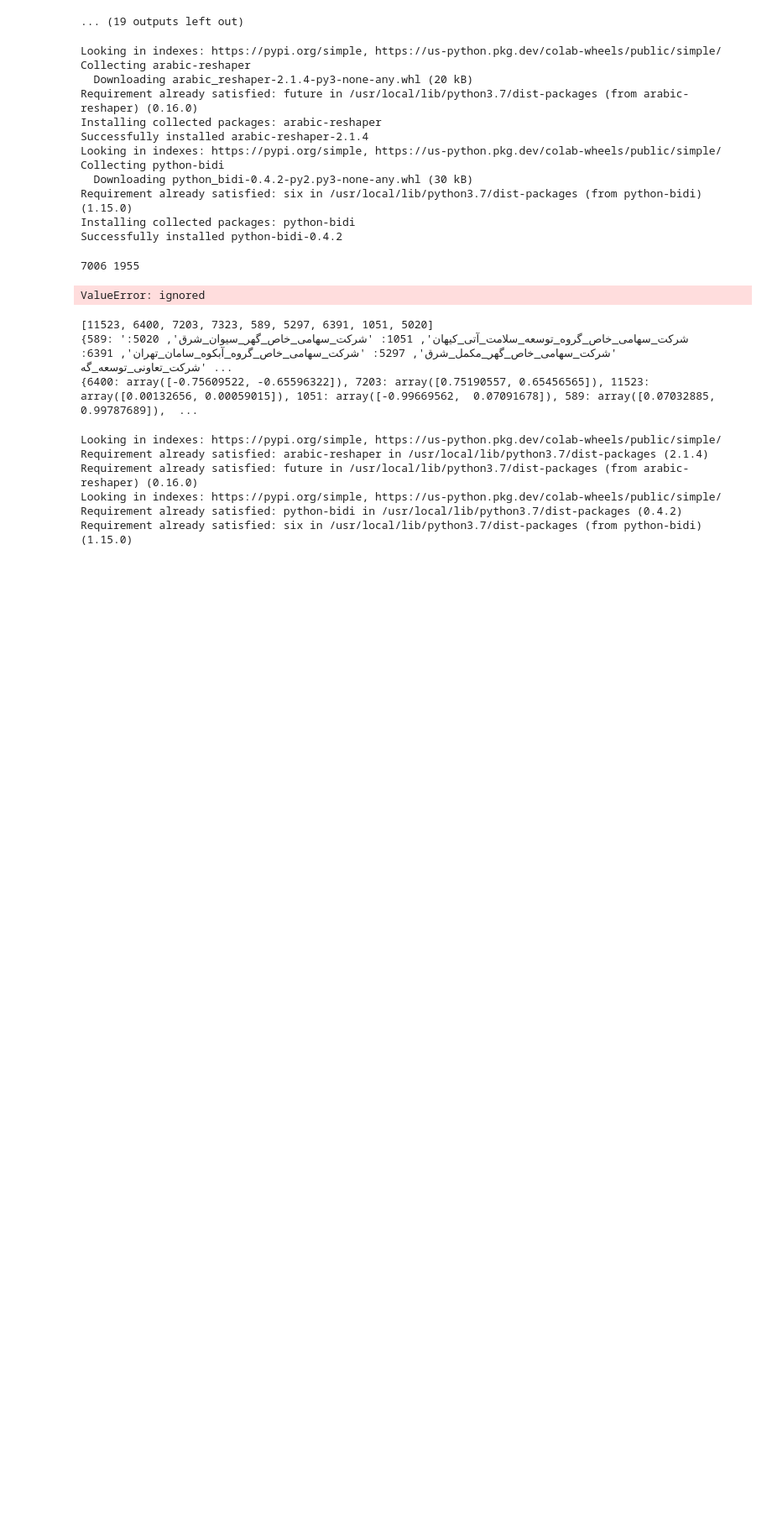
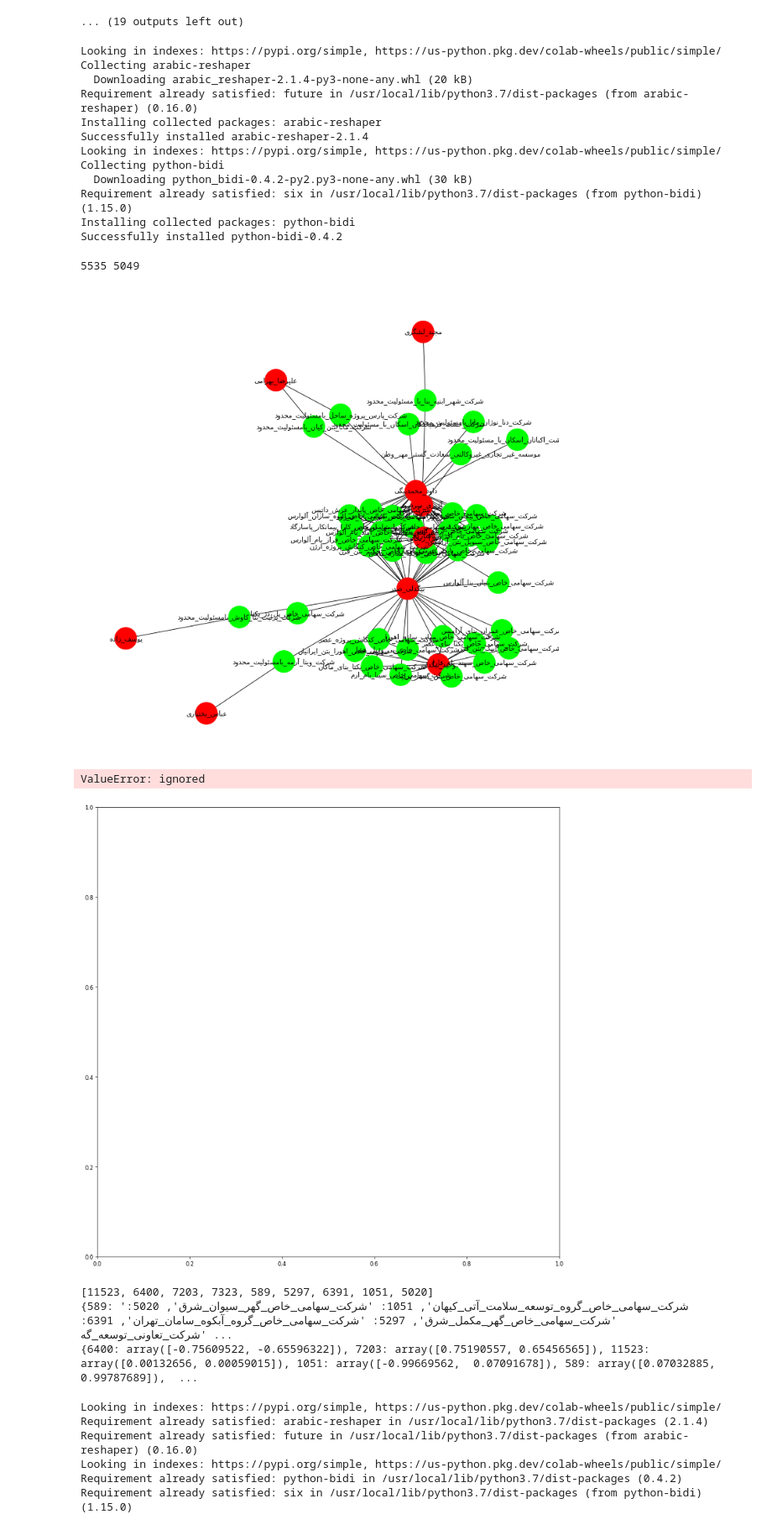
Before and after one commit to TMUITLab/EAFR, a Jupyter notebook: EA15fordraw.ipynb, the cells around one changed output. Shown: that part at 84% size. Drawn from its saved outputs; the diff is of its cells as text; code cells hidden in the pictures; blank space fills up the shorter version.

```diff
--- a/EA15fordraw.ipynb
+++ b/EA15fordraw.ipynb
@@ -877,39 +877,41 @@ for x in range(depth):
 
 for x in range(depth):
   N = []
   for x in z2:
      N.extend([x1 for x1 in g2.neighbors(x)])
   N = list(set(N))
   z2.extend(N)
 
 subg1 = g1.subgraph(z1)
 subg2 = g2.subgraph(z2)
 #set the argument 'with labels' to False so you have unlabeled graph
 pos1 = nx.spring_layout(subg1)
 pos2 = nx.spring_layout(subg2)
 
 d1 = {k:get_display(arabic_reshaper.reshape(v)) for k,v in int2label1.items() if k in z1}
 d2 = {k:get_display(arabic_reshaper.reshape(v)) for k,v in int2label2.items() if k in z2}
-c2 = [subg1.nodes[n]['color'] for n in subg1.nodes]
+c1 = [subg1.nodes[n]['color'] for n in subg1.nodes]
 c1_t = [subg1.nodes[n]['train'] for n in subg1.nodes]
 
 c2 = [subg2.nodes[n]['color'] for n in subg2.nodes]
 c2_t = [subg2.nodes[n]['train'] for n in subg2.nodes]
 
 plt.figure(1, figsize=(15, 15), dpi=60)
 #options = {"edgecolors": "tab:gray", "node_size": 800, "alpha": 0.9}
 nx.draw_networkx_nodes(subg1, pos1, node_color=c1_t,node_size=1000,alpha= 0.9)
-nx.draw(subg1,pos=pos1,node_color=c1,labels=d1, with_labels=True)
+nx.draw(subg1,pos=pos1,node_color=c1,labels=d1, with_labels=True,node_size=1500)
 plt.show()
 
 # smaller nodes and fonts
 plt.figure(2, figsize=(15, 15), dpi=60)
-nx.draw_networkx_nodes(subg1, pos1, node_color=c2_t,node_size=1000,alpha= 0.9)
-nx.draw(subg2,pos = pos2, node_color=c2,labels=d2, with_labels=True)
+nx.draw_networkx_nodes(subg2, pos1, node_color=c2_t,node_size=1000,alpha= 0.9)
+nx.draw(subg2,pos = pos2, node_color=c2,labels=d2, with_labels=True,node_size=1500)
 plt.show()
 # %% [output]
-7006 1955
+5535 5049
+[figure, added]
 ValueError: ignored
+[figure, added]
 # %%
 print(z1)
 print(d1)
```
